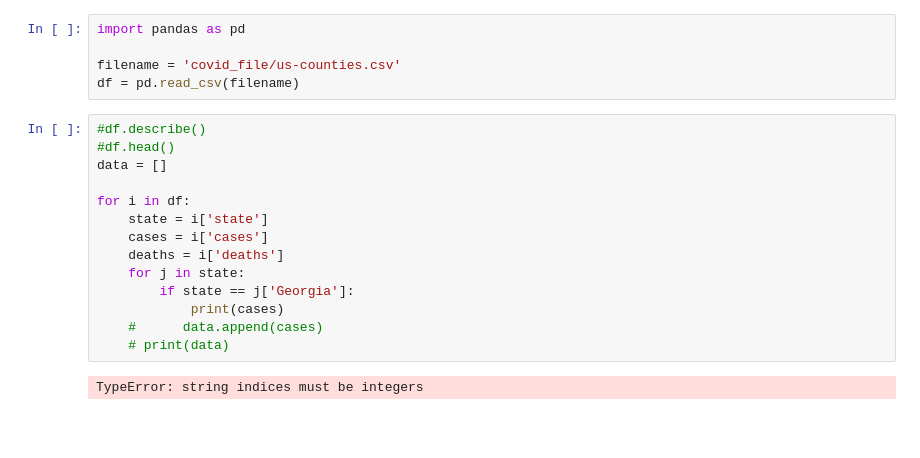
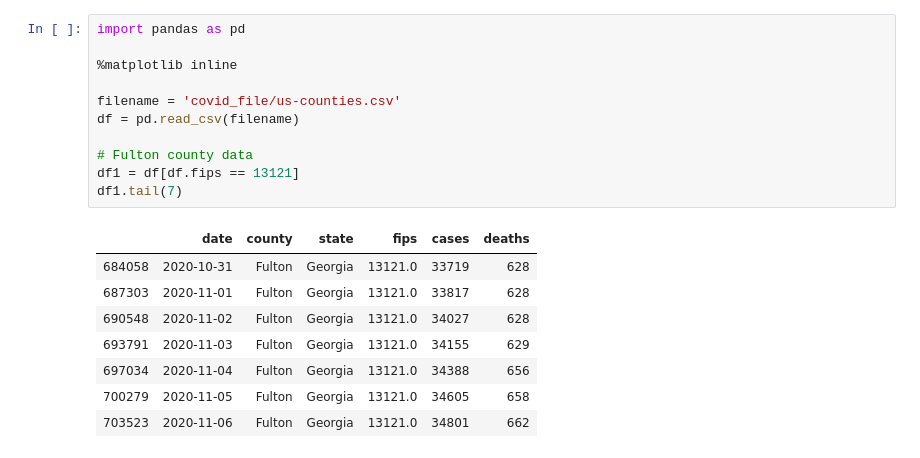
Before and after one commit to hectorsantiago5/SC20_covid_projection, a Jupyter notebook: covid_projection.ipynb, the cells around one changed output. Saved outputs shown, nothing was run; the diff lists cells and outputs as text; blank space fills up the shorter version.

```diff
--- a/covid_projection.ipynb
+++ b/covid_projection.ipynb
@@ -1,21 +1,20 @@
 # %%
 import pandas as pd
 
+%matplotlib inline
+
 filename = 'covid_file/us-counties.csv'
 df = pd.read_csv(filename)
+
+# Fulton county data
+df1 = df[df.fips == 13121]
+df1.tail(7)
+# %% [output]
+|  | date | county | state | fips | cases | deaths |
+| 684058 | 2020-10-31 | Fulton | Georgia | 13121.0 | 33719 | 628 |
+| 687303 | 2020-11-01 | Fulton | Georgia | 13121.0 | 33817 | 628 |
+| 690548 | 2020-11-02 | Fulton | Georgia | 13121.0 | 34027 | 628 |
+| 693791 | 2020-11-03 | Fulton | Georgia | 13121.0 | 34155 | 629 |
+| 697034 | 2020-11-04 | Fulton | Georgia | 13121.0 | 34388 | 656 |
+| 700279 | 2020-11-05 | Fulton | Georgia | 13121.0 | 34605 | 658 |
+| 703523 | 2020-11-06 | Fulton | Georgia | 13121.0 | 34801 | 662 |
-# %%
-#df.describe()
-#df.head()
-data = []
-
-for i in df:
-    state = i['state']
-    cases = i['cases']
-    deaths = i['deaths']
-    for j in state:
-        if state == j['Georgia']:
-            print(cases)
-    #      data.append(cases)
-    # print(data)
-# %% [output]
-TypeError: string indices must be integers
```
Also changed, not shown: parts of 5 cells of this notebook, 2 other files.
